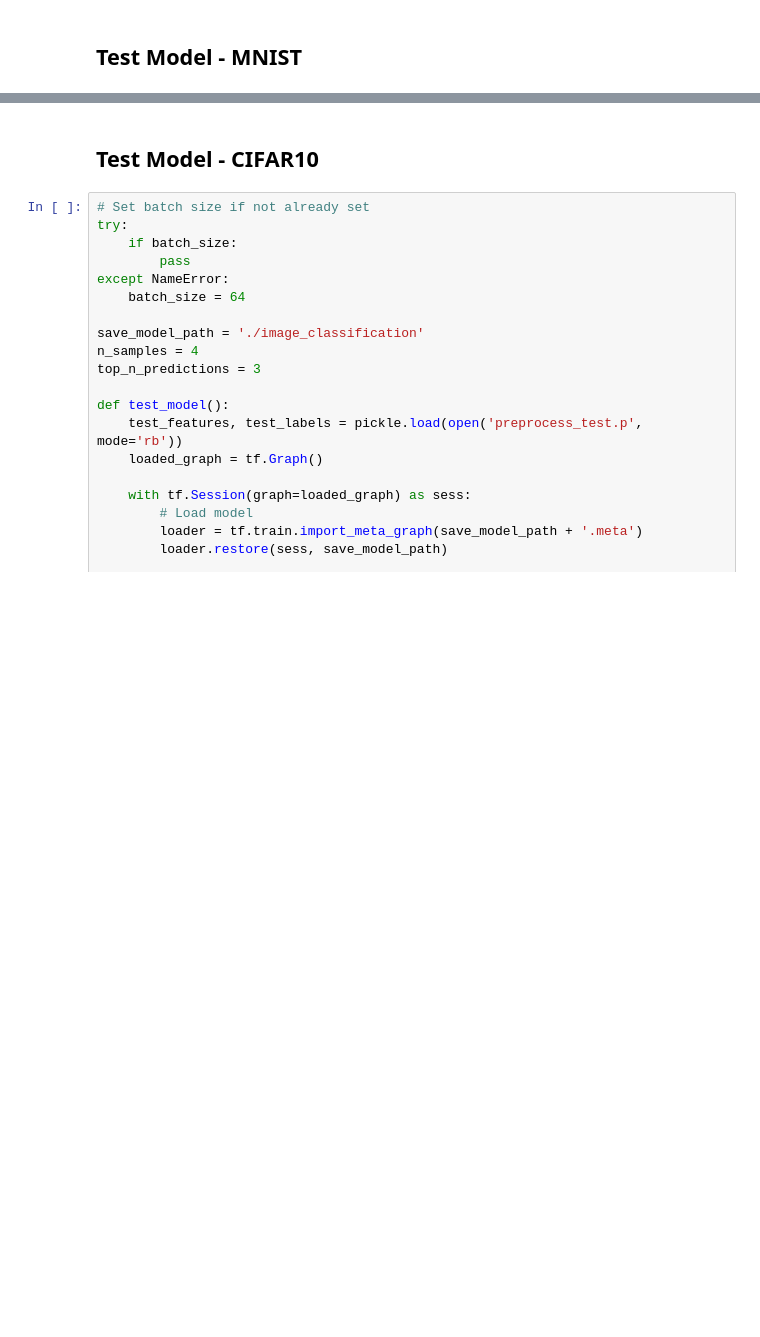
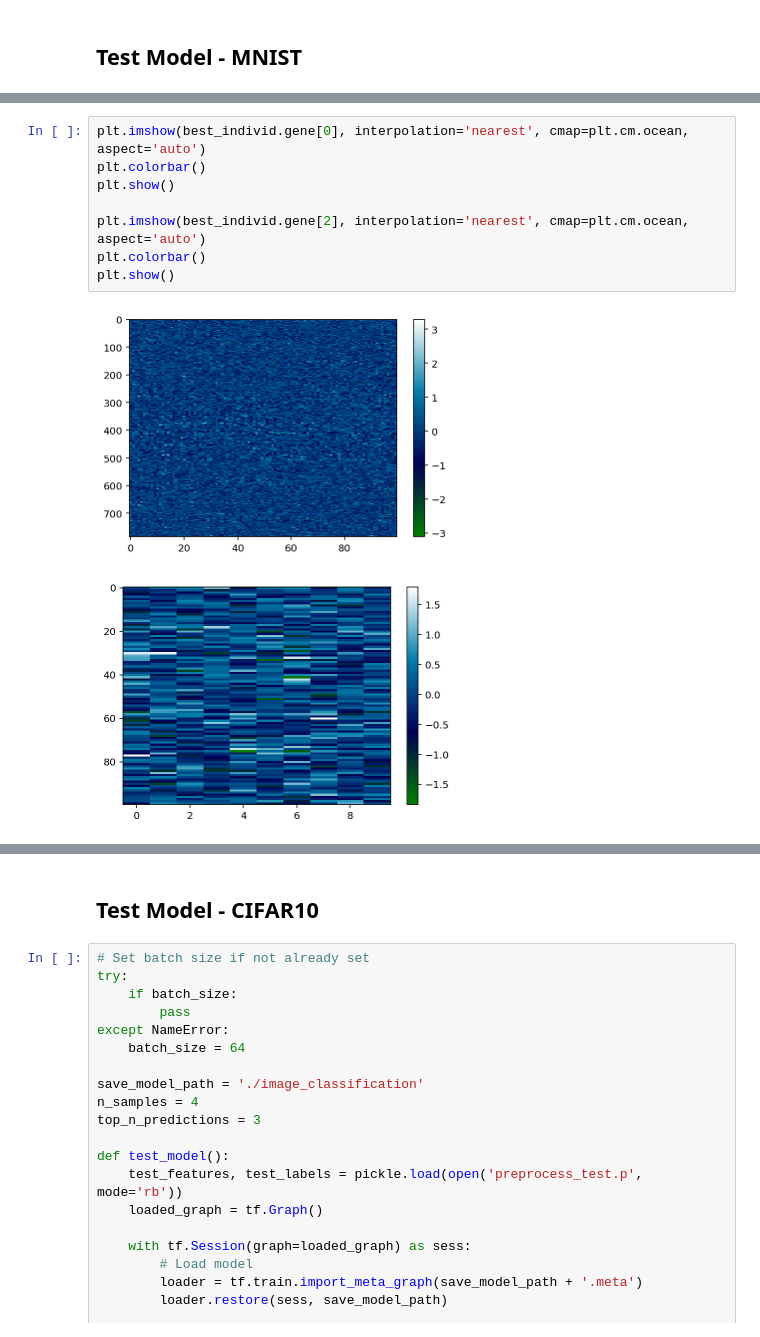
Before and after one commit to Xpitfire/deep-learning, a Jupyter notebook: experiments/Genetic_Algorithm_NN_Weights_Training.ipynb, the cells around one changed output, grey strips where cells are left out. Cells and saved outputs as stored; diff of their text form; blank space fills up the shorter version.

```diff
--- a/experiments/Genetic_Algorithm_NN_Weights_Training.ipynb
+++ b/experiments/Genetic_Algorithm_NN_Weights_Training.ipynb
@@ -465,0 +471,11 @@ Validation accuracy:  0.4377
+# %%
+plt.imshow(best_individ.gene[0], interpolation='nearest', cmap=plt.cm.ocean, aspect='auto')
+plt.colorbar()
+plt.show()
+
+plt.imshow(best_individ.gene[2], interpolation='nearest', cmap=plt.cm.ocean, aspect='auto')
+plt.colorbar()
+plt.show()
+# %% [output]
+[figure, added]
+[figure, added]
```
Also changed, not shown: parts of 7 cells of this notebook, 1 other file.
